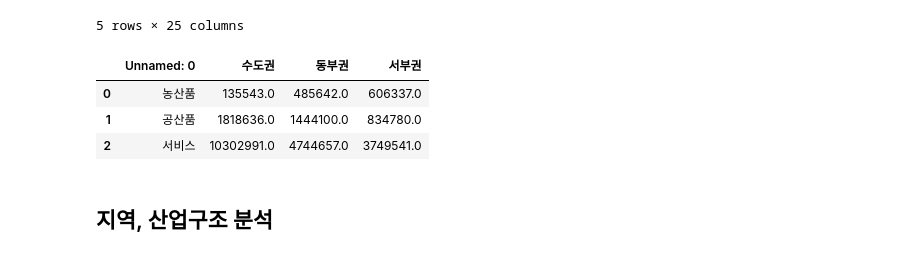
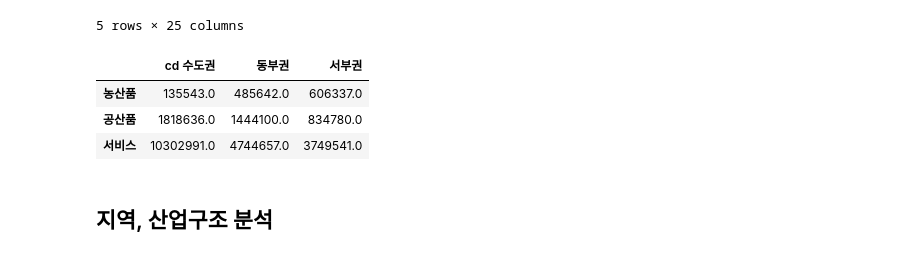
Before and after one commit to Tom-Jung/legendary-funicular, a Jupyter notebook: Ch7. 지역산업연관분석_3부문_3지역_new.ipynb, the cells around one changed output. Saved outputs shown, nothing was run; the diff lists cells and outputs as text; code cells hidden in the pictures.

```diff
--- a/Ch7. 지역산업연관분석_3부문_3지역_new.ipynb
+++ b/Ch7. 지역산업연관분석_3부문_3지역_new.ipynb
@@ -18,14 +18,14 @@ Rgt_3.head()
 | 4 | 동부권 | 농산품 | 0 | 1 | 2 | 1 | 7 | 2 | 0 | 2 | ... | ... |
 5 rows × 25 columns
 # %%
-Rgt_emp = "https://raw.githubusercontent.com/Tom-Jung/legendary-funicular/main/Regional%20_IO_3regions_3sectors_emp.csv"  # 3부문, 3지역의 취업자수
-Rgt_emp_3 = pd.read_csv(Rgt_emp)
+Rgt_empt = "https://raw.githubusercontent.com/Tom-Jung/legendary-funicular/main/Regional_IO_3sector_3rg_emp.csv"  # 3부문, 3지역의 취업자수
+Rgt_emp_3 = pd.read_csv(Rgt_empt)
 Rgt_emp_3.head()
 # %% [output]
-|  | Unnamed: 0 | 수도권 | 동부권 | 서부권 |
-| 0 | 농산품 | 135543.0 | 485642.0 | 606337.0 |
-| 1 | 공산품 | 1818636.0 | 1444100.0 | 834780.0 |
-| 2 | 서비스 | 10302991.0 | 4744657.0 | 3749541.0 |
+|  | cd 수도권 | 동부권 | 서부권 |
+| 농산품 | 135543.0 | 485642.0 | 606337.0 |
+| 공산품 | 1818636.0 | 1444100.0 | 834780.0 |
+| 서비스 | 10302991.0 | 4744657.0 | 3749541.0 |
 # %% [markdown]
 ## 지역, 산업구조 분석
 # %%
```
Also changed, not shown: parts of 20 cells of this notebook.
